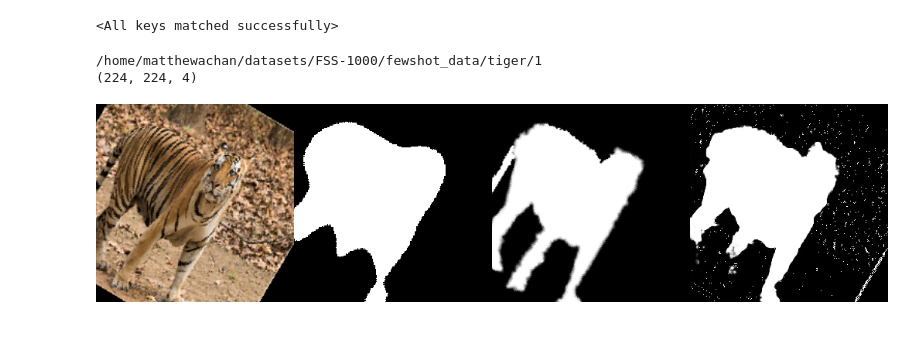
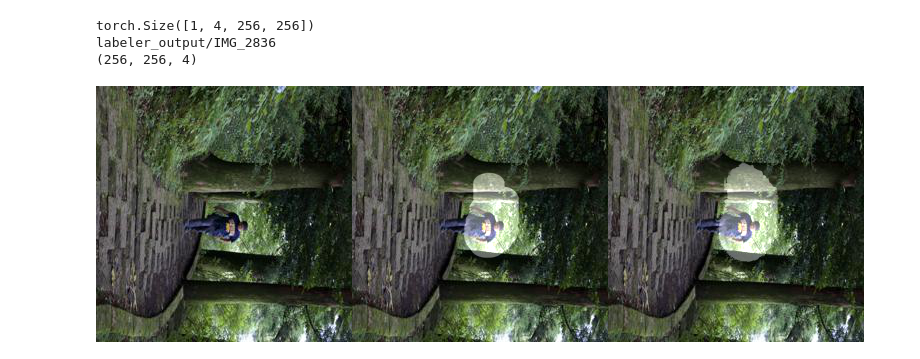
Before and after one commit to trevor-chan/fewshot_seg, a Jupyter notebook: model_tester.ipynb, the cells around one changed output. Saved outputs shown, nothing was run; the diff lists cells and outputs as text; code cells hidden in the pictures; blank space fills up the shorter version.

Commit message:
some changes to mask drawer, datasets, made a notebook for testing non-train imgs

```diff
--- a/model_tester.ipynb
+++ b/model_tester.ipynb
@@ -23,37 +23,42 @@ import torch.nn.functional as F
 import torch
 # %%
 genpath = 'saved_models/facades/generator_60.pth'
-dispath = 'saved_models/facades/discriminator_60.pth'
+#dispath = 'saved_models/facades/discriminator_60.pth'
 
 generator = GeneratorUNet()
-generator.load_state_dict(torch.load(genpath))
+generator.load_state_dict(torch.load(genpath, map_location = 'cpu'))
+generator.eval()
+None
-# %% [output]
-<All keys matched successfully>
 # %%
 dataloader = DataLoader(
-    ImageDataset(),
+    ImageDataset(dirpath='labeler_output',mode = "test"),
     batch_size=1,
     shuffle=True,
-    num_workers=1,
+    num_workers=0,
 )
 # %%
 imgs = next(iter(dataloader))
-gtmask = Variable(imgs["gtmask"].type(torch.Tensor))
 imgin = Variable(imgs["imgin"].type(torch.Tensor))
+print(imgin.shape)
 genmask = generator(imgin)
 path = imgs["path"]
+# img_sample = torch.cat((imgin.data[:,0:3,:,:],
+#                         imgin.data[:,3:4,:,:].repeat(1,3,1,1)*255/imgin.max(),
+#                         genmask.data.repeat(1,3,1,1)*255,
+#                        ),dim=3)
 img_sample = torch.cat((imgin.data[:,0:3,:,:],
-                        imgin.data[:,3:4,:,:].repeat(1,3,1,1)*255,
-                        gtmask.data.repeat(1,3,1,1),
-                        genmask.data.repeat(1,3,1,1)*255,),
-                       dim=3)
+                        (imgin.data[:,0:3,:,:]+imgin.data[:,3:4,:,:]*100/imgin.max()).clip(0,255),
+                        (imgin.data[:,0:3,:,:]+genmask.data*100).clip(0,255),
+                       ),dim=3)
+
 img_sample = np.array(img_sample[0,:,:,:].permute(1,2,0))
 print(path[0])
 problem = Image.open(path[0] + '.png')
 print(np.array(problem).shape)
 
 Image.fromarray(img_sample.astype('uint8'))
 # %% [output]
-/home/matthewachan/datasets/FSS-1000/fewshot_data/tiger/1
-(224, 224, 4)
+torch.Size([1, 4, 256, 256])
+labeler_output/IMG_2836
+(256, 256, 4)
-[figure, old version]
+[figure, new version]
```
Also changed, not shown: parts of 2 cells of this notebook, 2 other files.
